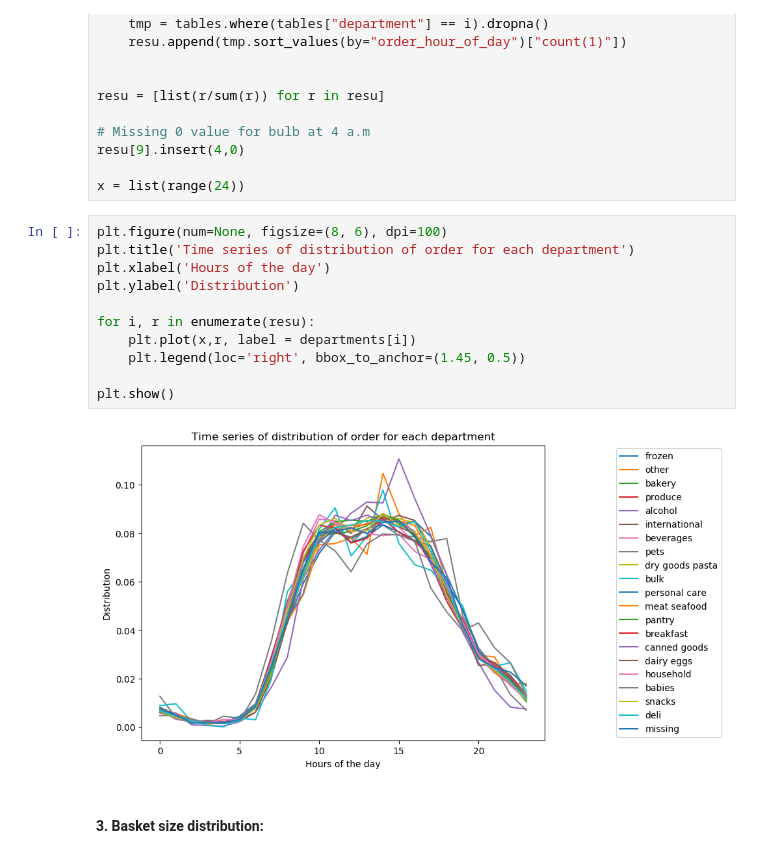
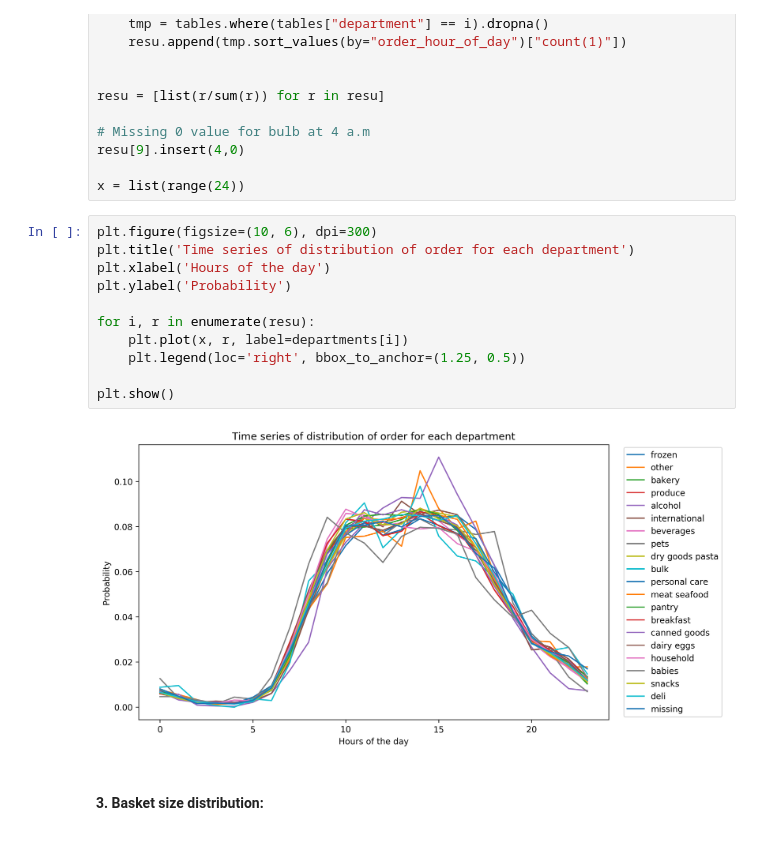
Before and after one commit to TheoMoins/INF8111-Assignment, a Jupyter notebook: 03/tp3.ipynb, the cells around one changed output. Saved outputs shown, nothing was run; the diff lists cells and outputs as text.

```diff
--- a/03/tp3.ipynb
+++ b/03/tp3.ipynb
@@ -673,18 +673,18 @@ resu[9].insert(4,0)
 
 x = list(range(24))
 # %%
-plt.figure(num=None, figsize=(8, 6), dpi=100)
+plt.figure(figsize=(10, 6), dpi=300)
 plt.title('Time series of distribution of order for each department')
 plt.xlabel('Hours of the day')
-plt.ylabel('Distribution')
+plt.ylabel('Probability')
 
 for i, r in enumerate(resu):
-    plt.plot(x,r, label = departments[i])
-    plt.legend(loc='right', bbox_to_anchor=(1.45, 0.5))
+    plt.plot(x, r, label=departments[i])
+    plt.legend(loc='right', bbox_to_anchor=(1.25, 0.5))
 
 plt.show()
 # %% [output]
-[figure, old version]
+[figure, new version]
 # %% [markdown]
 #### 3. Basket size distribution:
 # %%
```
Also changed, not shown: parts of 10 cells of this notebook.
